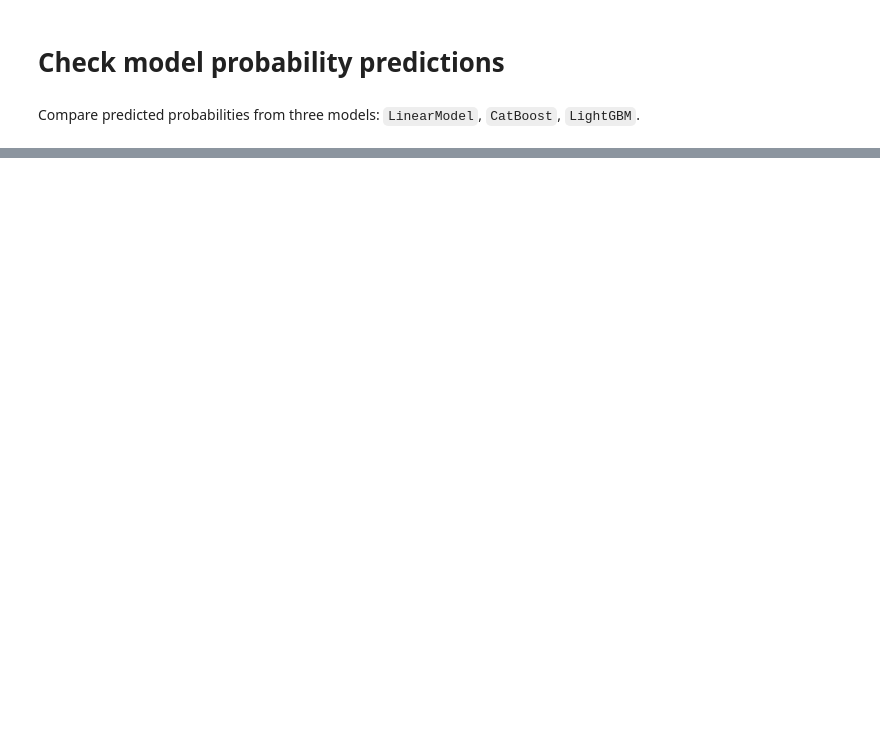
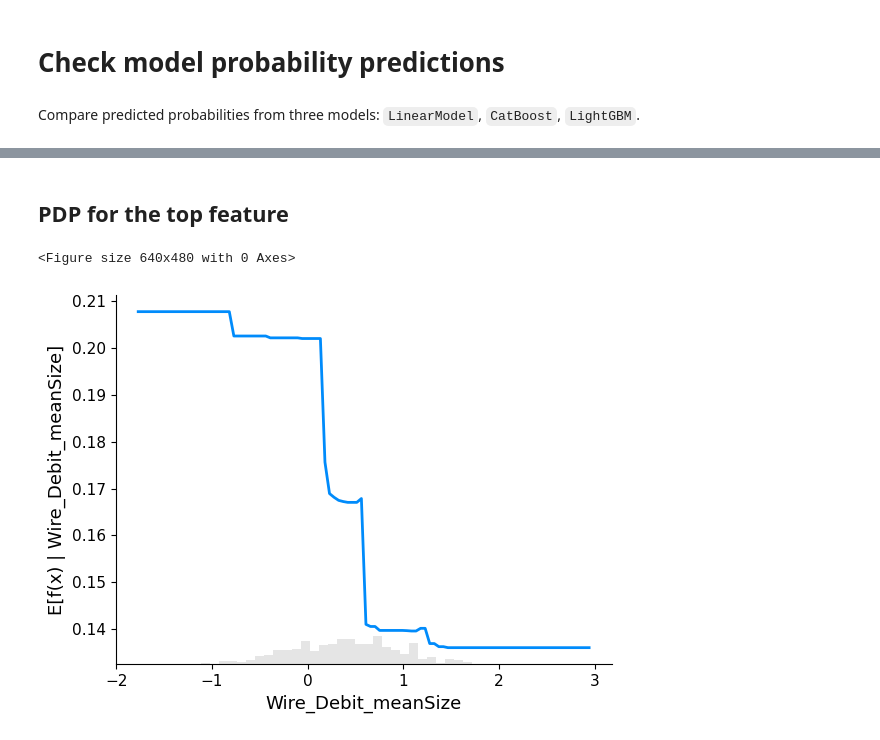
Before and after one commit to crossxwill/repro_SynthAML, a Jupyter notebook: 03_Machine_Learning.ipynb, the cells around one changed output, grey strips where cells are left out. Saved outputs shown, nothing was run; the diff lists cells and outputs as text; code cells hidden in the pictures; blank space fills up the shorter version.

```diff
--- a/03_Machine_Learning.ipynb
+++ b/03_Machine_Learning.ipynb
@@ -243,0 +354,12 @@ The next notebook will interpret the model results from `LightGBM`.
+# %% [markdown]
+## PDP for the top feature
+# %%
+shap.plots.partial_dependence(
+    "Wire_Debit_meanSize",  # feature to analyze
+    ag_wrapper,  # model prediction function
+    df_calibration_features,  # training data
+    ice=False,  # whether to include individual conditional expectations
+)
+# %% [output]
+<Figure size 640x480 with 0 Axes>
+[figure, added]
```
Also changed, not shown: parts of 29 cells of this notebook.
